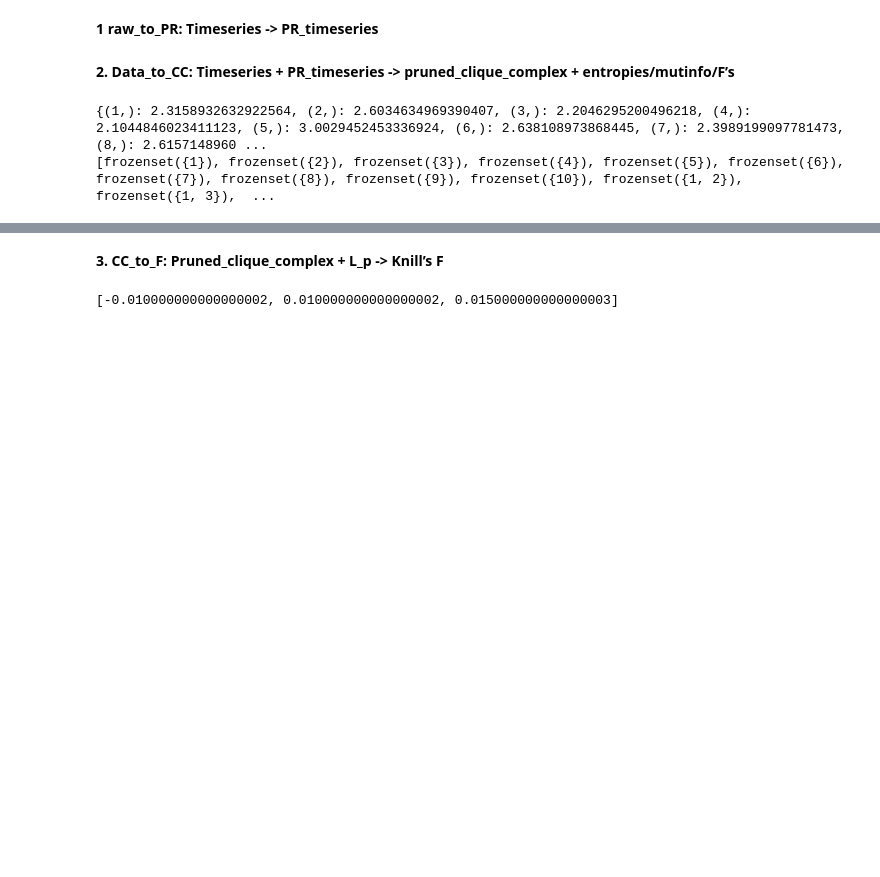
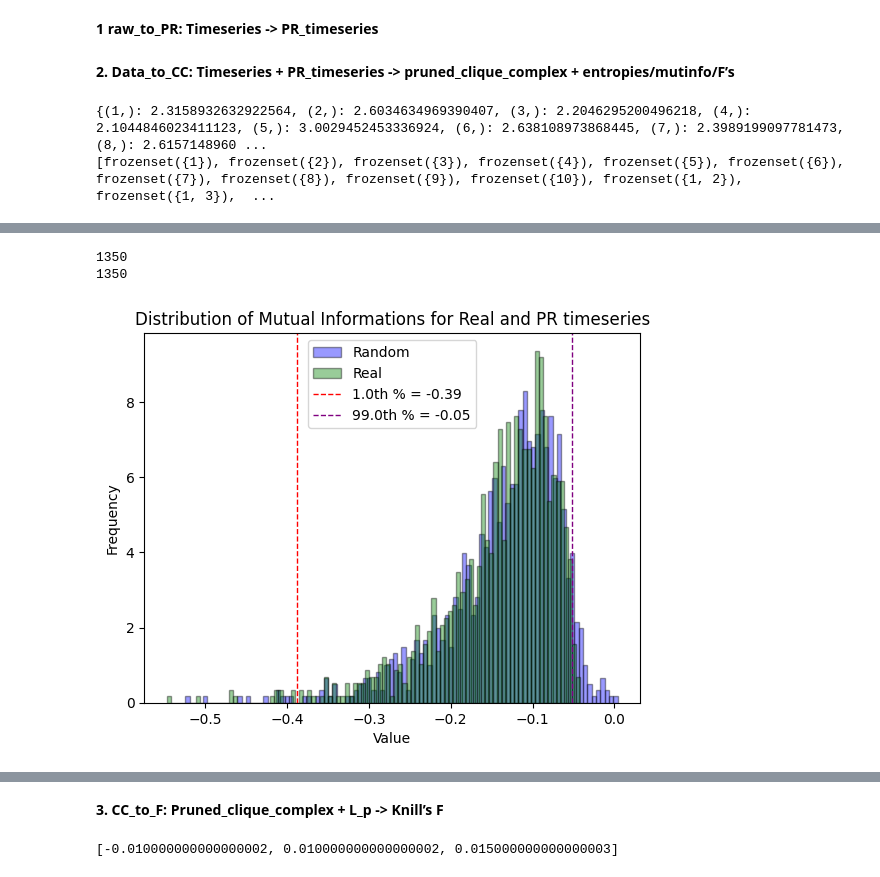
Before and after one commit to cyrilrommens/Free_energy_of_simplicial_complexes, a Jupyter notebook: Main_scripts.ipynb, the cells around one changed output, grey strips where cells are left out. Drawn from its saved outputs; the diff is of its cells as text; code cells hidden in the pictures; blank space fills up the shorter version.

Commit message:
Create pruned clique complex from Real and PR mutual informations

```diff
--- a/Main_scripts.ipynb
+++ b/Main_scripts.ipynb
@@ -92,0 +135,53 @@ print(clique_complex)
+# %%
+print(len(Real_Ninfomut))
+print(len(Random_Ninfomut))
+# %% [output]
+1350
+1350
+# %%
+def infomut_per_dimension(data):
+
+    list_1 = []  # For keys of length 1
+    list_2 = []  # For keys of length 2
+    list_3 = []  # For keys of length 3
+
+    for key, value in data.items():
+        if len(key) == 1:
+            list_1.append(value)
+        elif len(key) == 2:
+            list_2.append(value)
+        elif len(key) == 3:
+            list_3.append(value)
+
+    return list_1, list_2, list_3
+
+Real_I1, Real_I2, Real_I3 = infomut_per_dimension(Real_Ninfomut)
+Random_I1, Random_I2, Random_I3 = infomut_per_dimension(Random_Ninfomut)
+# %%
+Real_values = Real_I3
+Random_values = Random_I3
+
+# Plot the distribution of correlation values for real vs random data
+plt.hist(Real_values, bins=100, density=True, label='Random', alpha=0.4, color='blue', edgecolor='black')
+plt.hist(Random_values, bins=100, density=True, label='Real', alpha=0.4, color='green', edgecolor='black')
+
+# Calculate percentiles
+q010 = np.quantile(Random_values, 0.010)
+q990 = np.quantile(Random_values, 0.990)
+
+# Draw red dotted lines at the 1.0th and 99.0th percentiles
+plt.axvline(q010, color='red', linestyle='--', linewidth=1, label=f'1.0th % = {q010:.2f}')
+plt.axvline(q990, color='purple', linestyle='--', linewidth=1, label=f'99.0th % = {q990:.2f}')
+
+# Add legend to the plot
+plt.legend()
+
+# Optional: Add titles and labels
+plt.title('Distribution of Mutual Informations for Real and PR timeseries')
+plt.xlabel('Value')
+plt.ylabel('Frequency')
+
+# Show the plot
+plt.show()
+# %% [output]
+[figure, added]
```
Also changed, not shown: parts of 2 cells of this notebook, 7 other files.
